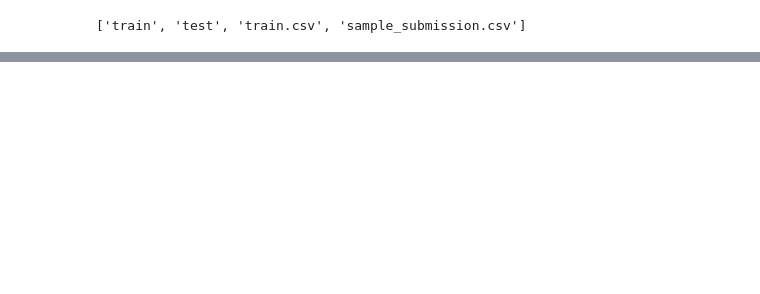
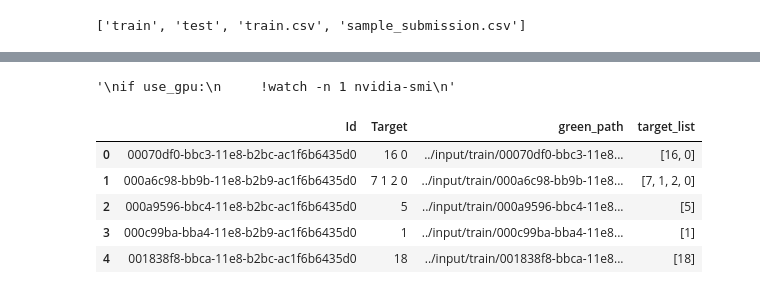
Before and after one commit to RenatoBMLR/Kraggle, a Jupyter notebook: human_protein_classification/human_protein_classification.ipynb, the cells around one changed output, grey strips where cells are left out. Saved outputs shown, nothing was run; the diff lists cells and outputs as text; code cells hidden in the pictures; blank space fills up the shorter version.

```diff
--- a/human_protein_classification/human_protein_classification.ipynb
+++ b/human_protein_classification/human_protein_classification.ipynb
@@ -64,0 +36,25 @@ name_label_dict = {
+# %%
+'''
+if use_gpu:
+     !watch -n 1 nvidia-smi
+'''
+# %% [output]
+'\nif use_gpu:\n     !watch -n 1 nvidia-smi\n'
+# %%
+base_dir = '../input'
+train_image_dir = os.path.join(base_dir, 'train')
+test_image_dir = os.path.join(base_dir, 'test')
+# %%
+df = pd.read_csv(base_dir + '/train.csv')
+# %%
+df['green_path'] = df['Id'].map(lambda x: os.path.join(train_image_dir, '{}_green.png'.format(x)))
+df['target_list'] = df['Target'].map(lambda x: [int(a) for a in x.split(' ')])
+# %%
+df.head()
+# %% [output]
+|  | Id | Target | green_path | target_list |
+| 0 | 00070df0-bbc3-11e8-b2bc-ac1f6b6435d0 | 16 0 | ../input/train/00070df0-bbc3-11e8... | [16, 0] |
+| 1 | 000a6c98-bb9b-11e8-b2b9-ac1f6b6435d0 | 7 1 2 0 | ../input/train/000a6c98-bb9b-11e8... | [7, 1, 2, 0] |
+| 2 | 000a9596-bbc4-11e8-b2bc-ac1f6b6435d0 | 5 | ../input/train/000a9596-bbc4-11e8... | [5] |
+| 3 | 000c99ba-bba4-11e8-b2b9-ac1f6b6435d0 | 1 | ../input/train/000c99ba-bba4-11e8... | [1] |
+| 4 | 001838f8-bbca-11e8-b2bc-ac1f6b6435d0 | 18 | ../input/train/001838f8-bbca-11e8... | [18] |
```
Also changed, not shown: parts of 23 cells of this notebook.
